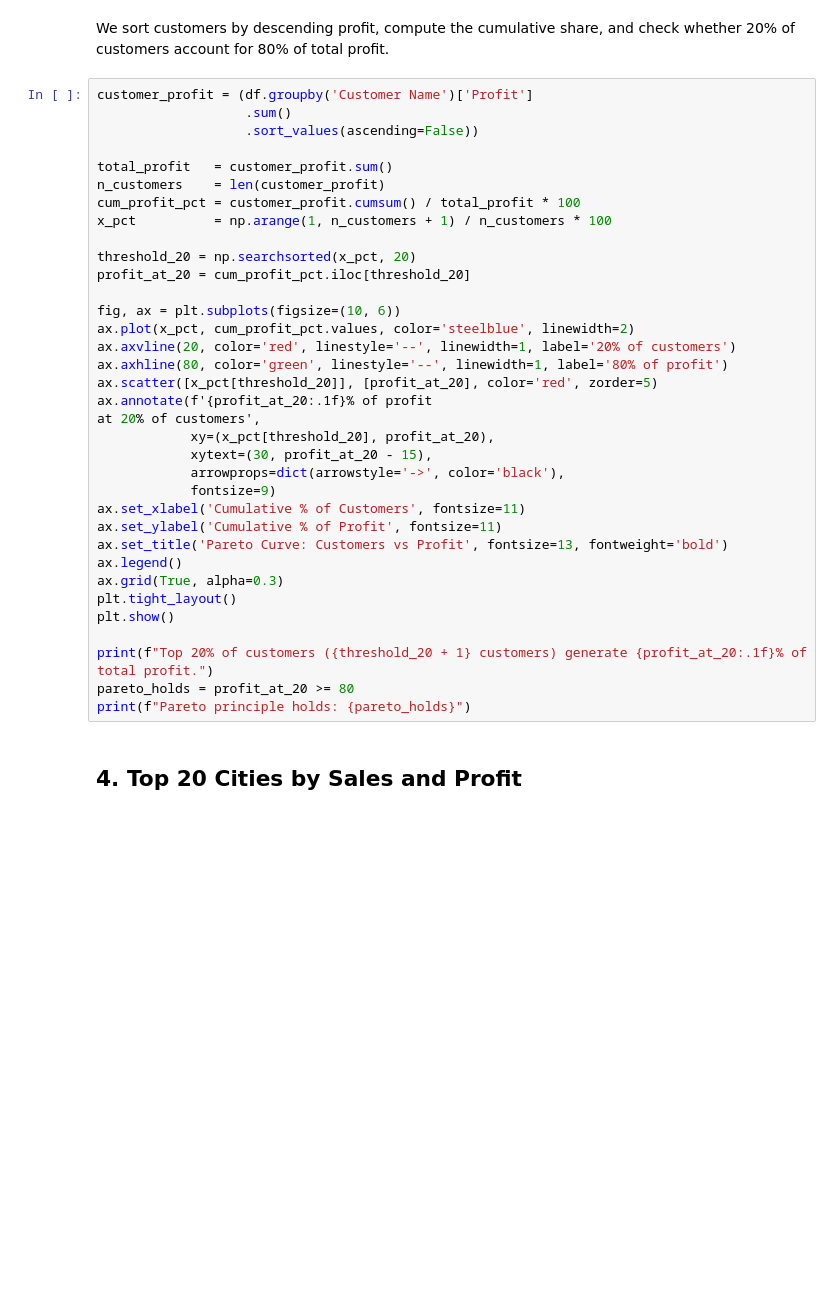
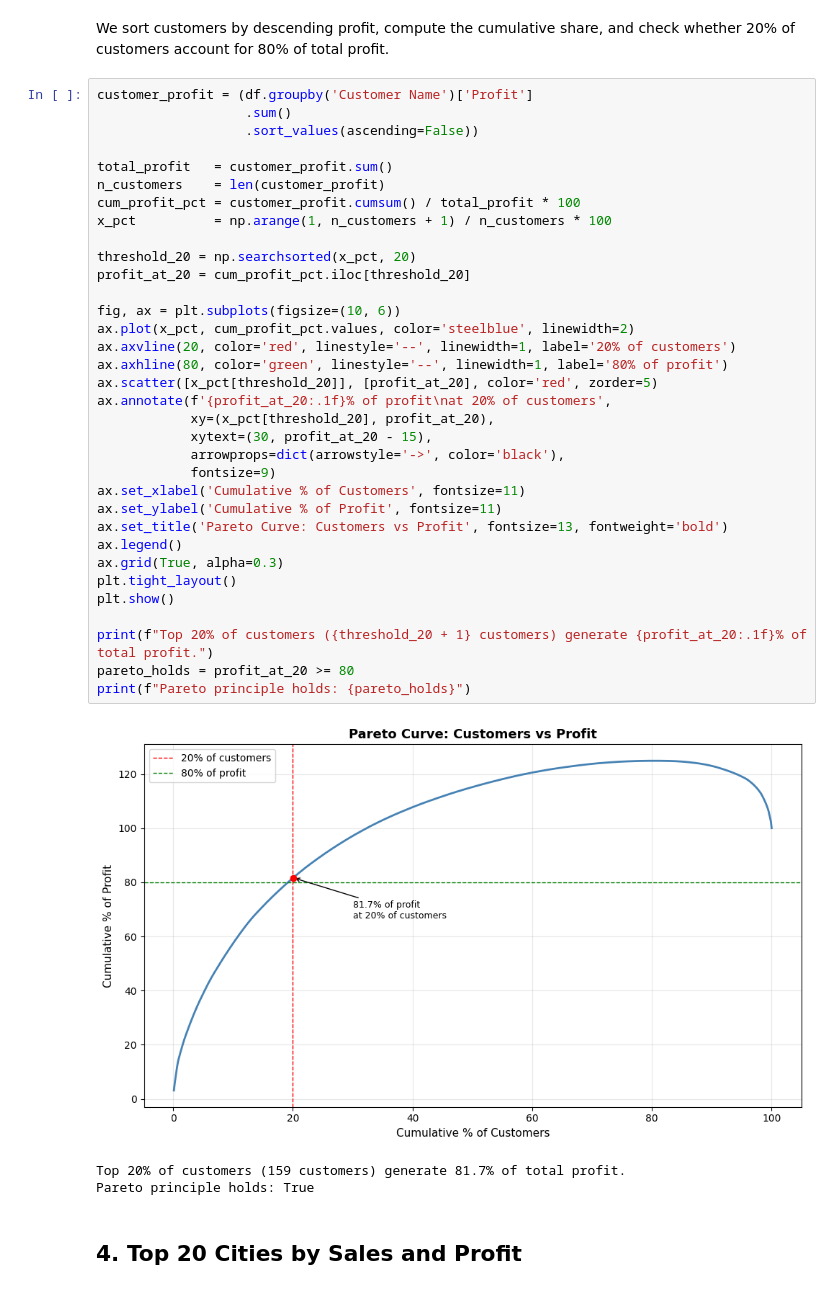
Before and after one commit to justinouanko/DI-Bootcamp, a Jupyter notebook: Week2/Mini_Project/marketing_strategy_analysis.ipynb, the cells around one changed output. Cells and saved outputs as stored; diff of their text form; blank space fills up the shorter version.

```diff
--- a/Week2/Mini_Project/marketing_strategy_analysis.ipynb
+++ b/Week2/Mini_Project/marketing_strategy_analysis.ipynb
@@ -146,35 +216,38 @@ customer_profit = (df.groupby('Customer Name')['Profit']
                    .sort_values(ascending=False))
 
 total_profit   = customer_profit.sum()
 n_customers    = len(customer_profit)
 cum_profit_pct = customer_profit.cumsum() / total_profit * 100
 x_pct          = np.arange(1, n_customers + 1) / n_customers * 100
 
 threshold_20 = np.searchsorted(x_pct, 20)
 profit_at_20 = cum_profit_pct.iloc[threshold_20]
 
 fig, ax = plt.subplots(figsize=(10, 6))
 ax.plot(x_pct, cum_profit_pct.values, color='steelblue', linewidth=2)
 ax.axvline(20, color='red', linestyle='--', linewidth=1, label='20% of customers')
 ax.axhline(80, color='green', linestyle='--', linewidth=1, label='80% of profit')
 ax.scatter([x_pct[threshold_20]], [profit_at_20], color='red', zorder=5)
-ax.annotate(f'{profit_at_20:.1f}% of profit
-at 20% of customers',
+ax.annotate(f'{profit_at_20:.1f}% of profit\nat 20% of customers',
             xy=(x_pct[threshold_20], profit_at_20),
             xytext=(30, profit_at_20 - 15),
             arrowprops=dict(arrowstyle='->', color='black'),
             fontsize=9)
 ax.set_xlabel('Cumulative % of Customers', fontsize=11)
 ax.set_ylabel('Cumulative % of Profit', fontsize=11)
 ax.set_title('Pareto Curve: Customers vs Profit', fontsize=13, fontweight='bold')
 ax.legend()
 ax.grid(True, alpha=0.3)
 plt.tight_layout()
 plt.show()
 
 print(f"Top 20% of customers ({threshold_20 + 1} customers) generate {profit_at_20:.1f}% of total profit.")
 pareto_holds = profit_at_20 >= 80
 print(f"Pareto principle holds: {pareto_holds}")
+# %% [output]
+[figure, added]
+Top 20% of customers (159 customers) generate 81.7% of total profit.
+Pareto principle holds: True
 # %% [markdown]
 ## 4. Top 20 Cities by Sales and Profit
 # %%
```
Also changed, not shown: parts of 14 cells of this notebook, 1 other file.
